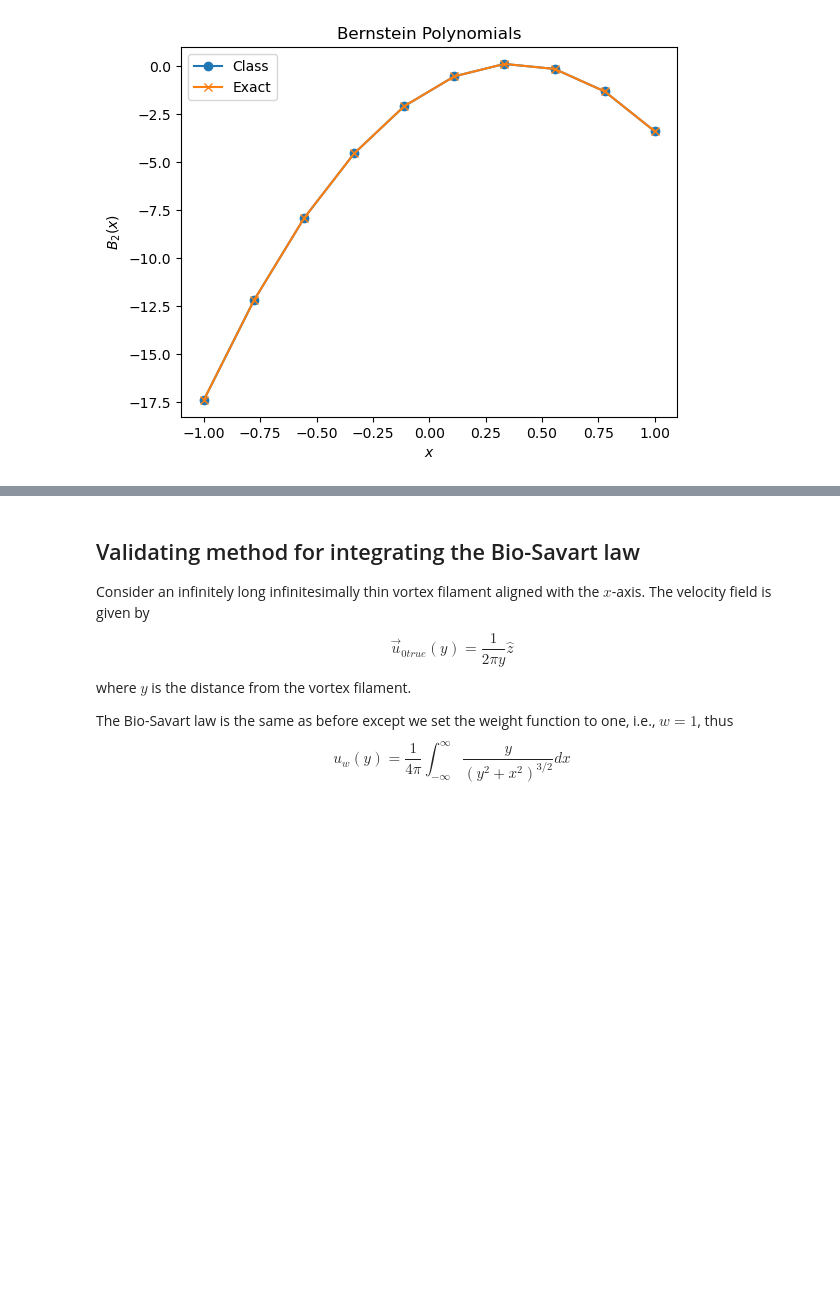
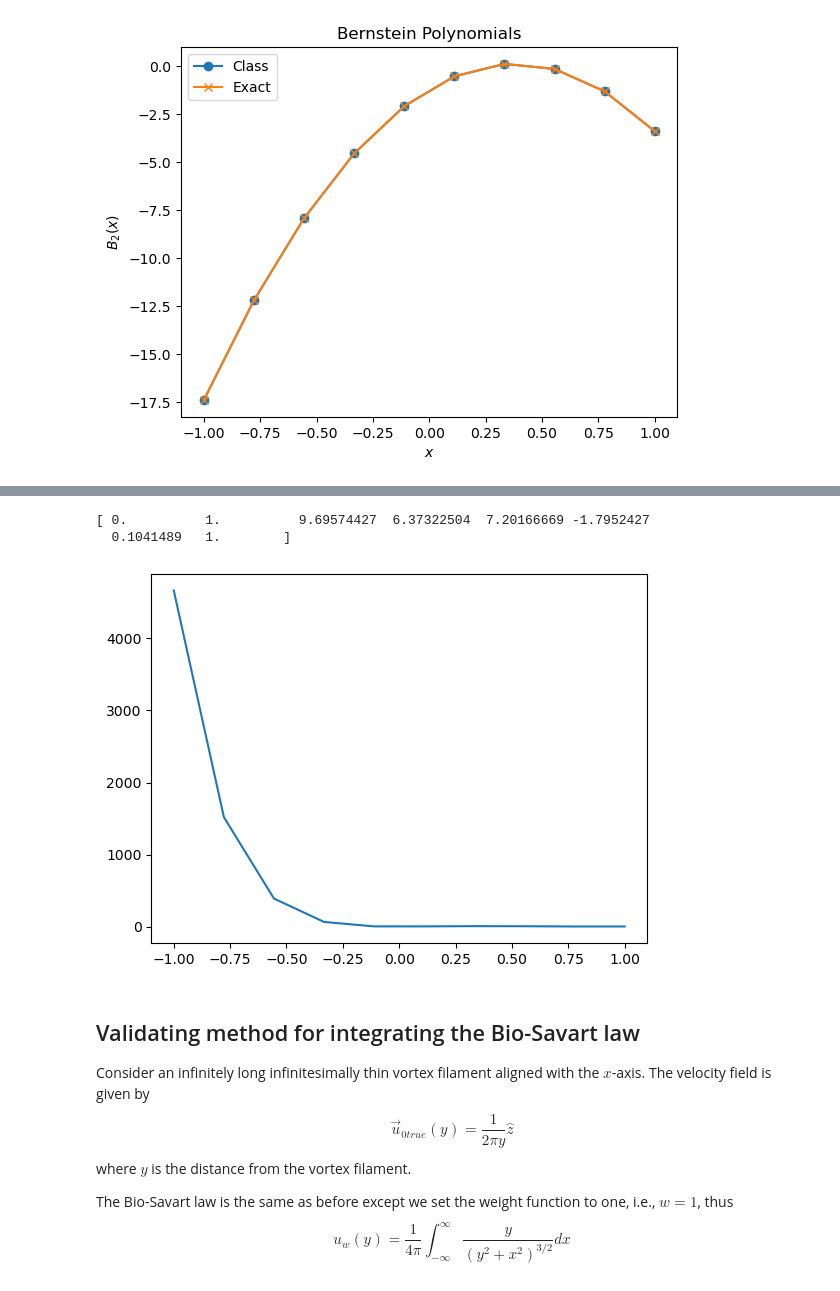
Before and after one commit to colecooper100/vorpy, a Jupyter notebook: bs_weight_function.ipynb, the cells around one changed output, grey strips where cells are left out. Drawn from its saved outputs; the diff is of its cells as text; code cells hidden in the pictures; blank space fills up the shorter version.

```diff
--- a/bs_weight_function.ipynb
+++ b/bs_weight_function.ipynb
@@ -215,3 +285,17 @@ Error = 5.902378311055886e-14
+# %%
+bp = BernsteinPolynomial(7)
+bp.weights[1:-1] = np.random.default_rng().uniform(-10, 10, 6)
+bp.weights[0] = 0
+bp.weights[1] = 1
+print(bp.weights)
+x_vec = np.linspace(-1, 1, 10)
+y_vec = bp(x_vec)
+plt.plot(x_vec, y_vec)
+plt.show()
+# %% [output]
+[ 0.          1.          9.69574427  6.37322504  7.20166669 -1.7952427
+  0.1041489   1.        ]
+[figure, added]
 # %% [markdown]
 ## Validating method for integrating the Bio-Savart law
 
```
Also changed, not shown: parts of 16 cells of this notebook, 2 other files.
